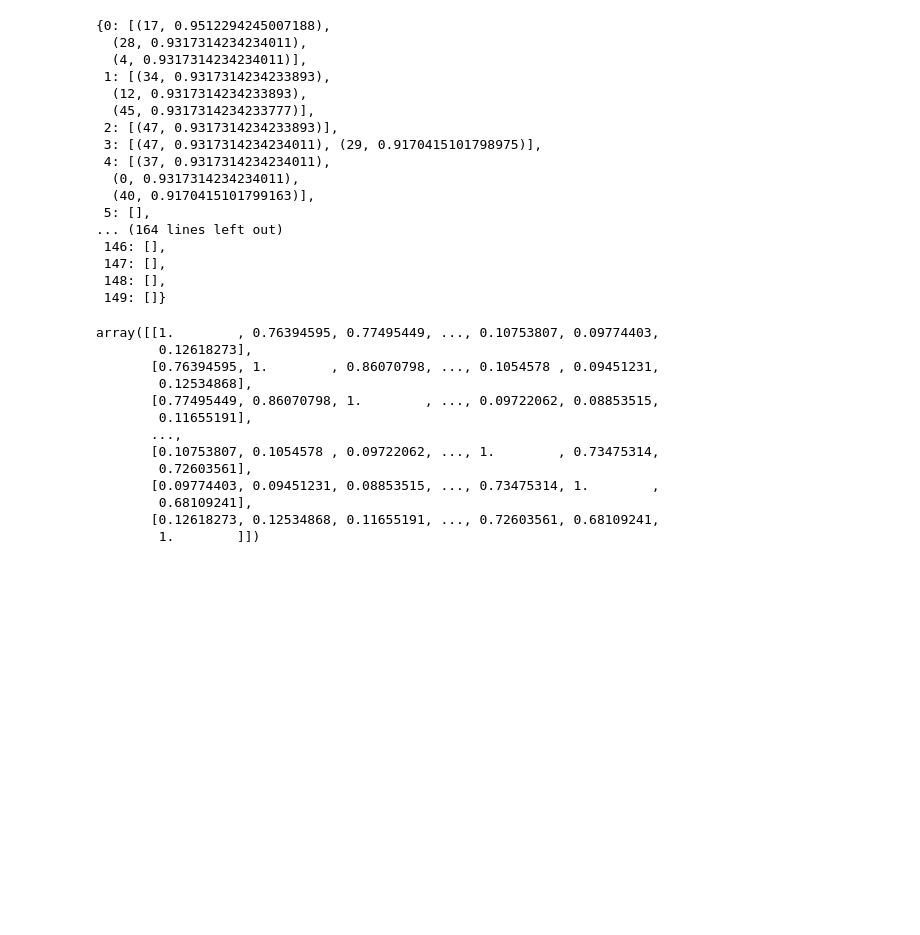
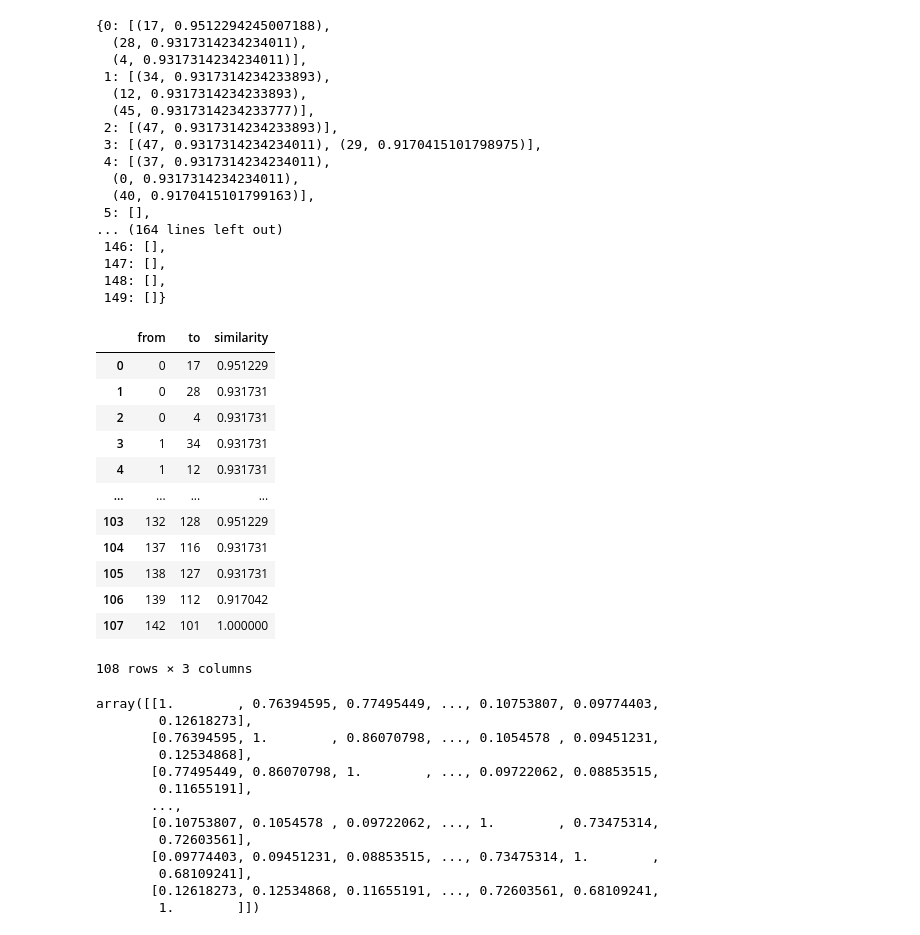
Before and after one commit to BoushiSeikatsu/MAS, a Jupyter notebook: cviko5.ipynb, the cells around one changed output. Drawn from its saved outputs; the diff is of its cells as text; code cells hidden in the pictures; blank space fills up the shorter version.

```diff
--- a/cviko5.ipynb
+++ b/cviko5.ipynb
@@ -187,6 +186,24 @@ resultCombi
  147: [],
  148: [],
  149: []}
+# %%
+dfCombi = pd.DataFrame(data=networkToDataframe(edgeList=resultCombi), columns=['from', 'to', 'similarity'])
+display(dfCombi)
+dfCombi.to_csv("CombinationResult.csv")
+# %% [output]
+|  | from | to | similarity |
+| 0 | 0 | 17 | 0.951229 |
+| 1 | 0 | 28 | 0.931731 |
+| 2 | 0 | 4 | 0.931731 |
+| 3 | 1 | 34 | 0.931731 |
+| 4 | 1 | 12 | 0.931731 |
+| ... | ... | ... | ... |
+| 103 | 132 | 128 | 0.951229 |
+| 104 | 137 | 116 | 0.931731 |
+| 105 | 138 | 127 | 0.931731 |
+| 106 | 139 | 112 | 0.917042 |
+| 107 | 142 | 101 | 1.000000 |
+108 rows × 3 columns
 # %%
 distances
 # %% [output]
```
Also changed, not shown: parts of 4 cells of this notebook, 9 other files.
